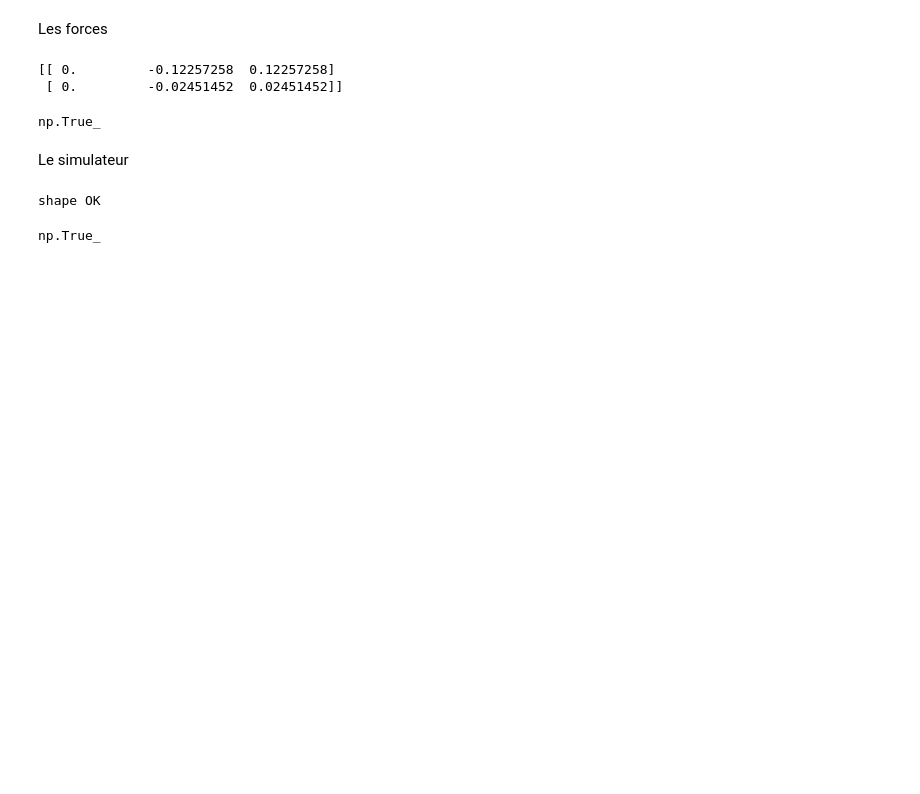
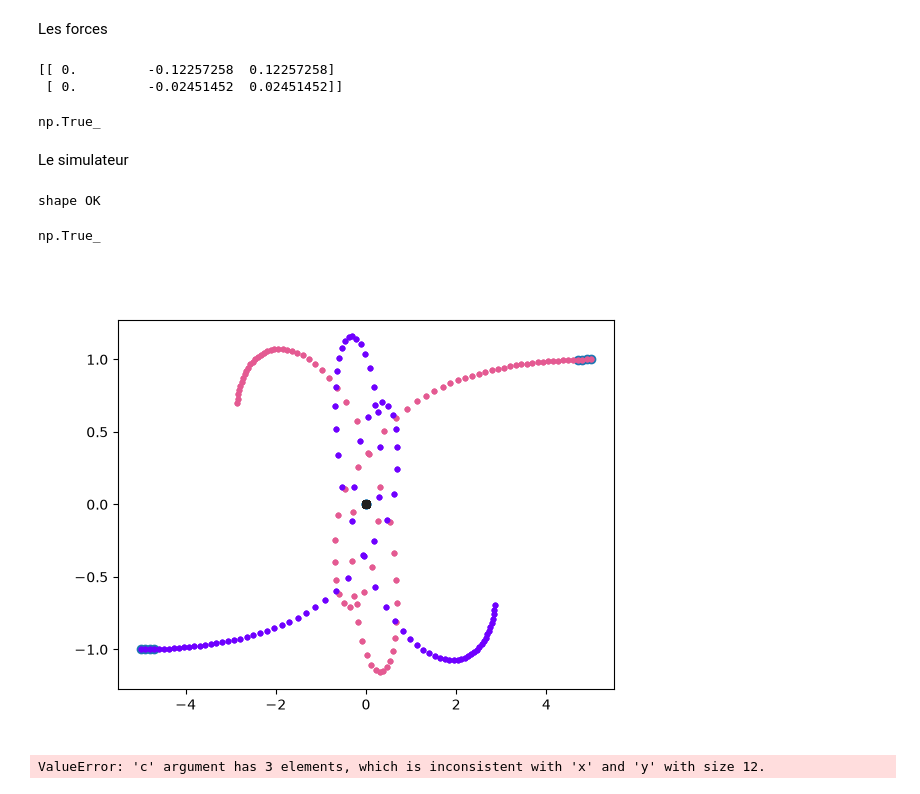
Before and after one commit to alexandreszsz/TP-N-body-problem, a Jupyter notebook: sheet1.ipynb, the cells around one changed output. Drawn from its saved outputs; the diff is of its cells as text; code cells hidden in the pictures; blank space fills up the shorter version.

Commit message:
draw function

```diff
--- a/sheet1.ipynb
+++ b/sheet1.ipynb
@@ -188,3 +189,48 @@ positions1 = s[1]
 np.all(np.isclose(positions1, np.array([ [ 0.        ,  4.89877427, -4.89877427],    [ 0.        ,  0.99975485, -0.99975485] ])))
 # %% [output]
 np.True_
+# %%
+
+# votre code
+
+def draw(simulation, masses, colors=None, scale=10.):
+    """
+    takes as input the result of simulate() above,
+    and draws the nb_steps positions of each of the N bodies
+    ideally it should return a matplotlib Axes object
+
+    one can provide a collection of N colors to use for each body
+    if not provided this is randomized
+
+    also the optional scale parameter is used as a constant
+    multiplier to obtain the final size of each dot on the figure
+    """
+    for i in range(len(masses)):
+    #Je n'ai pas compris comment utiliser l'appel avec l'étoile de type f(*t).
+    #C'est donc après moult essais, que j'ai dpu m'en remettre à une boucle for pour
+    #dessiner chaque masse de façon séparée. D'où cette boucle sur les masses.
+        plt.scatter(simulation[:,0,i],simulation[:,1,i],color=colors[i],s=scale*masses[i])
+        #simulation[:,0,i] désigne pour la masse i la liste des positions en x
+        #simulation[:,1,i] désigne pour la masse i la liste des positions en y
+        #colors[i] désigne la couleur à donner à la masse i, et scale*masses[i]
+        #pondère la taille du point à donner aux points représentant la masse i.
+    plt.show()
+    #On montre ensuite le dessin effectué.
+# %%
+colors3 = np.array([[32, 32, 32],(228, 90, 146),(111, 0, 255),]) / 255
+
+
+# décommentez ceci pour tester votre code
+
+masses, positions, speeds = init3()
+draw(simulate(masses, positions, speeds), masses, colors3)
+# %% [output]
+[figure, added]
+# %%
+x=s[:,0,:].T
+y=s[:,1,:].T
+
+plt.scatter(x,y,color=colors3)
+plt.show()
+# %% [output]
+ValueError: 'c' argument has 3 elements, which is inconsistent with 'x' and 'y' with size 12.
```
Also changed, not shown: parts of 1 cell of this notebook.
